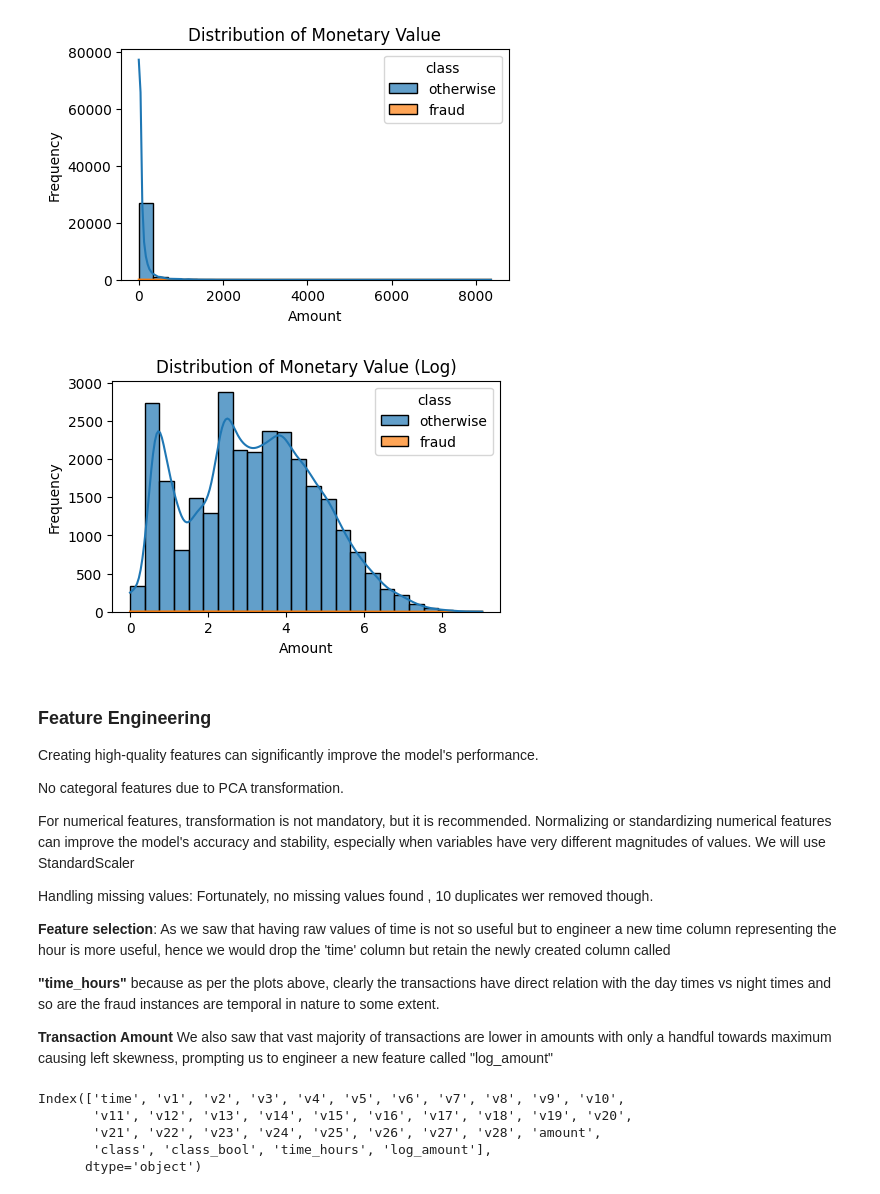
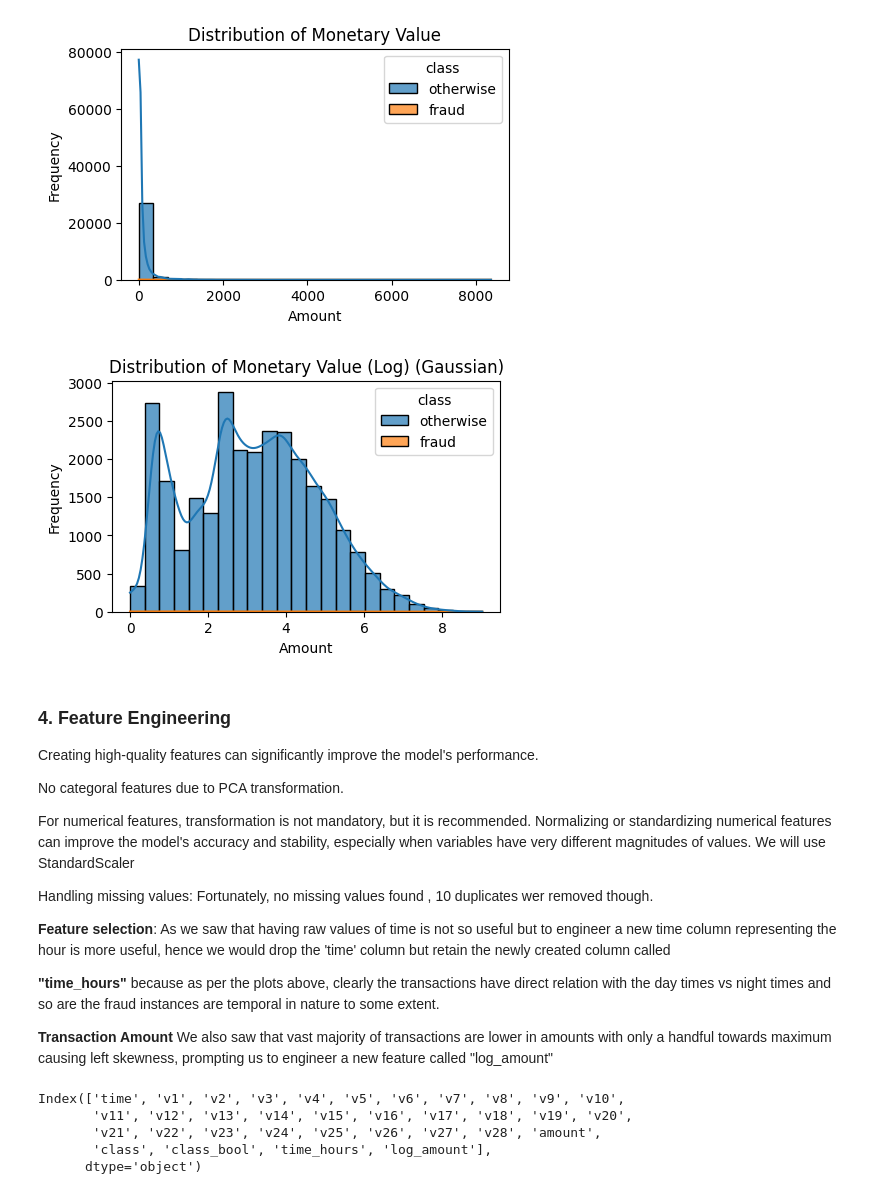
Before and after one commit to Subroy1/CapstoneProject, a Jupyter notebook: CreditCardFraudCapstone.ipynb, the cells around one changed output. Saved outputs shown, nothing was run; the diff lists cells and outputs as text; code cells hidden in the pictures.

```diff
--- a/CreditCardFraudCapstone.ipynb
+++ b/CreditCardFraudCapstone.ipynb
@@ -270,20 +279,20 @@ plt.show()
 # %%
 #  Do a log transform and create a new column log_amount
 df['log_amount'] = np.log(df['amount'] + 1)
 # Plot the same now
 fig, ax = plt.subplots(figsize=(5,3))
 sns.histplot(data=df, bins=24, hue='class', x='log_amount', alpha=0.7,
              linewidth=1, # Add linewidth for prominence
              kde=True, # Add KDE to show density more clearly
              ax=ax)
-ax.set_title('Distribution of Monetary Value (Log)')
+ax.set_title('Distribution of Monetary Value (Log) (Gaussian)')
 ax.set_xlabel('Amount') # Changed label for clarity
 ax.set_ylabel('Frequency')
 plt.show()
 # %% [output]
-[figure, old version]
+[figure, new version]
 # %% [markdown]
-### **Feature Engineering**
+### **4. Feature Engineering**
 
 Creating high-quality features can significantly improve the model's performance.
 
```
Also changed, not shown: parts of 39 cells of this notebook.
